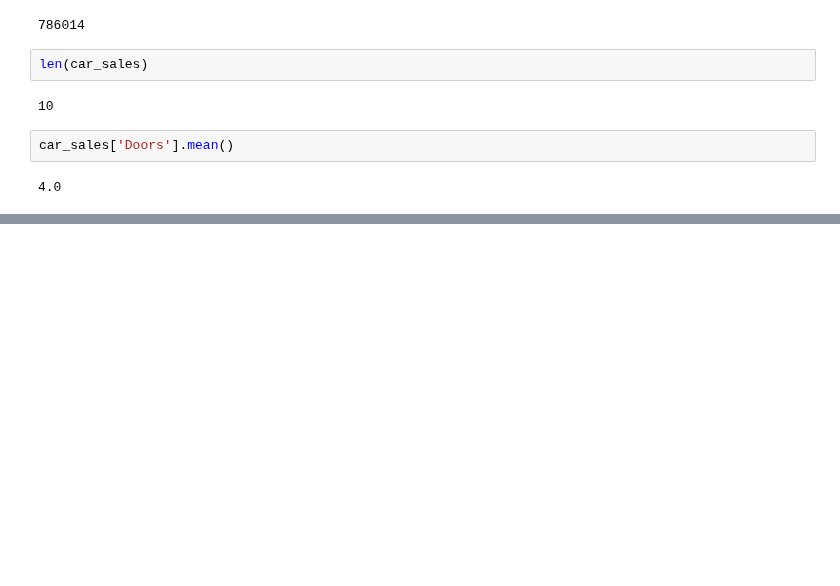
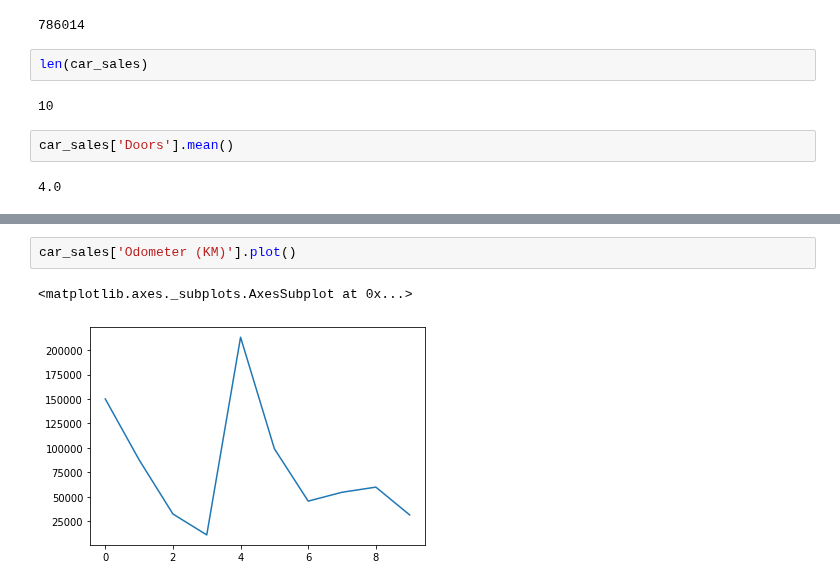
Before and after one commit to ptyadana/Data-Science-and-Machine-Learning-Projects-Dojo, a Jupyter notebook: Complete Machine Learning and Data Science - Zero to Mastery - AN/06.Pandas Data Analysis/pandas data analysis.ipynb, the cells around one changed output, grey strips where cells are left out. Cells and saved outputs as stored; diff of their text form; blank space fills up the shorter version.

```diff
--- a/Complete Machine Learning and Data Science - Zero to Mastery - AN/06.Pandas Data Analysis/pandas data analysis.ipynb
+++ b/Complete Machine Learning and Data Science - Zero to Mastery - AN/06.Pandas Data Analysis/pandas data analysis.ipynb
@@ -173,0 +460,5 @@ car_sales['Doors'].mean()
+# %%
+car_sales['Odometer (KM)'].plot()
+# %% [output]
+<matplotlib.axes._subplots.AxesSubplot at 0x...>
+[figure, added]
```
Also changed, not shown: parts of 44 cells of this notebook, 3 other files.
